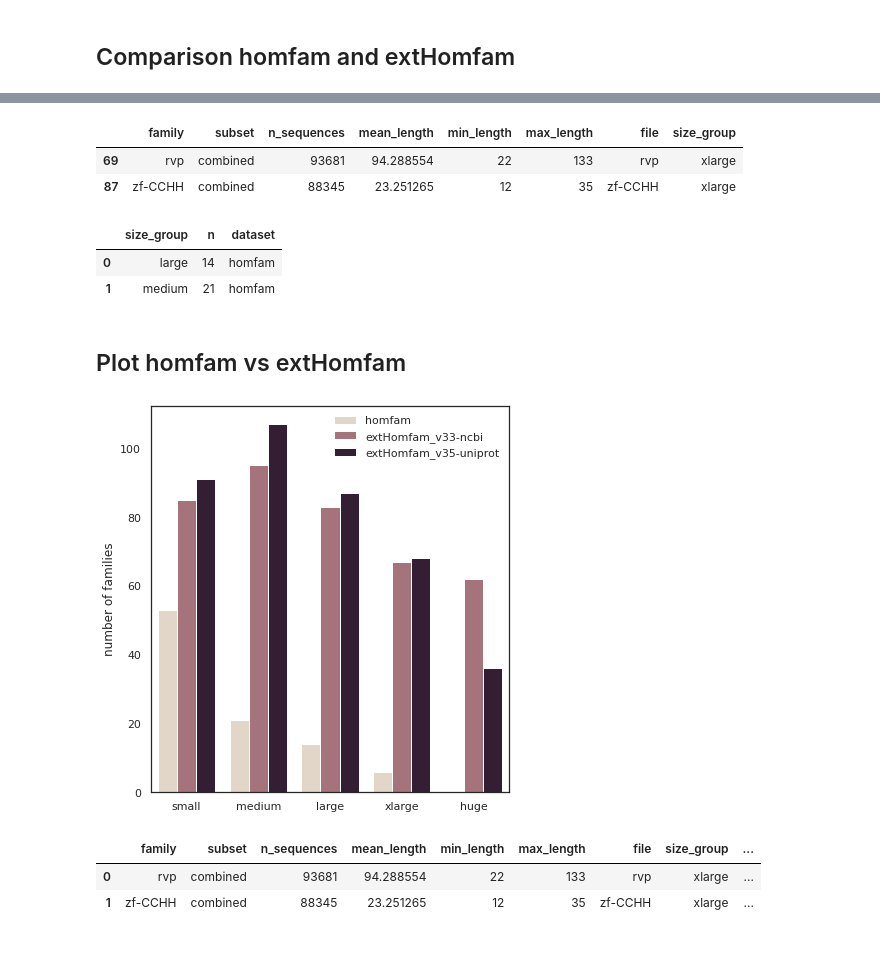
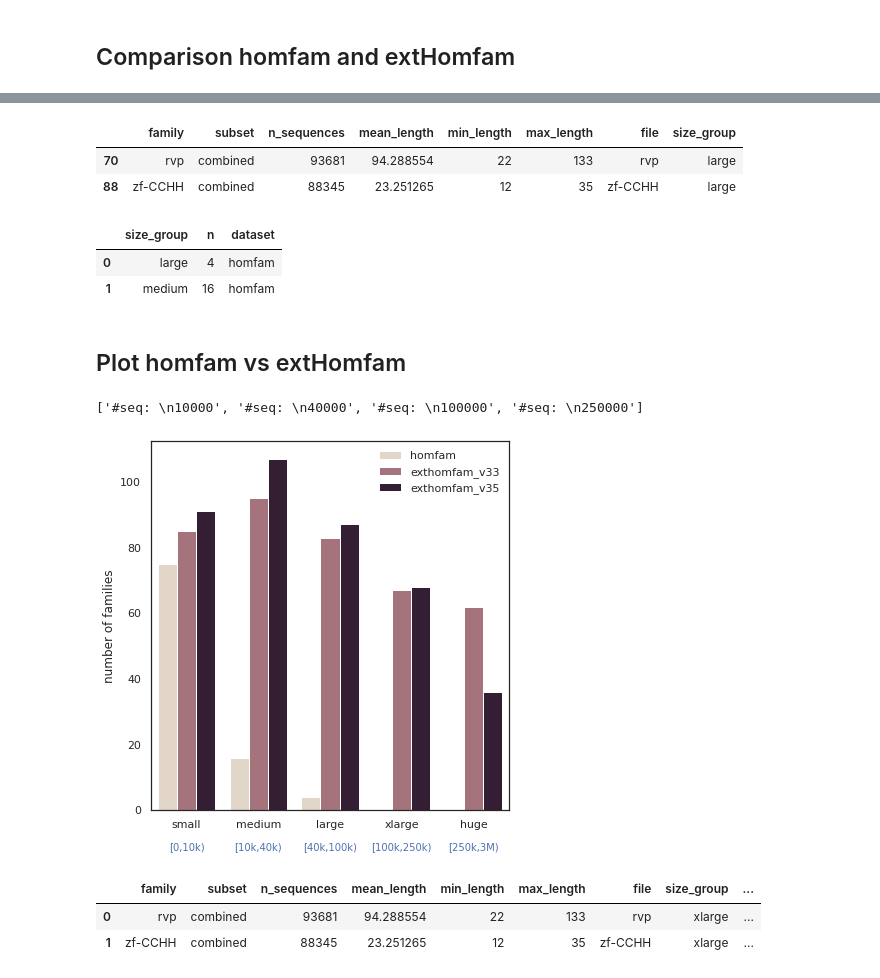
Before and after one commit to luisas/nf_structural_regression, a Jupyter notebook: notebook/00_HomFam.ipynb, the cells around one changed output, grey strips where cells are left out. Cells and saved outputs as stored; diff of their text form; code cells hidden in the pictures; blank space fills up the shorter version.

```diff
--- a/notebook/00_HomFam.ipynb
+++ b/notebook/00_HomFam.ipynb
@@ -14,12 +14,12 @@ homfam_path_combined = "/home/luisasantus/Desktop/crg_cluster/data/structural_re
 homfam_path_ref = "/home/luisasantus/Desktop/crg_cluster/data/structural_regression/homfam/refs"
 
 
-exthomfam_path_combined_v35uniprot = "/home/luisasantus/Desktop/crg_cluster/data/structural_regression/extHomfam/v35-uniprot/"
-exthomfam_path_ref_v35uniprot = "/home/luisasantus/Desktop/crg_cluster/data/structural_regression/extHomfam/v35-uniprot/ref"
+exthomfam_path_combined_v35uniprot = "/home/luisasantus/Desktop/crg_cluster/data/structural_regression/extHomfam_v35-uniprot/"
+exthomfam_path_ref_v35uniprot = "/home/luisasantus/Desktop/crg_cluster/data/structural_regression/extHomfam_v35-uniprot/ref"
 
 
-exthomfam_path_combined_v33ncbi = "/home/luisasantus/Desktop/crg_cluster/data/structural_regression/extHomfam/v33.1-ncbi/"
-exthomfam_path_ref_v33ncbi = "/home/luisasantus/Desktop/crg_cluster/data/structural_regression/extHomfam/v33.1-ncbi/ref"
+exthomfam_path_combined_v33ncbi = "/home/luisasantus/Desktop/crg_cluster/data/structural_regression/extHomfam_v33.1-ncbi/"
+exthomfam_path_ref_v33ncbi = "/home/luisasantus/Desktop/crg_cluster/data/structural_regression/extHomfam_v33.1-ncbi/ref"
 
 
 outdir = "../../../data/structural_regression/plots/01_homfam/"
@@ -153,20 +161,31 @@ df_size_exthomfam_v33
 # %%
 # Prep homfam
 # Add group sizes
-thresholds = [4000,10000,25000,415519]
-summary_homfam_combined["size_group"] = "huge"
-summary_homfam_combined.loc[summary_homfam_combined.n_sequences < thresholds[3], "size_group"] = "xlarge"
-summary_homfam_combined.loc[summary_homfam_combined.n_sequences < thresholds[2], "size_group"] = "large"
-summary_homfam_combined.loc[summary_homfam_combined.n_sequences < thresholds[1], "size_group"] = "medium"
-summary_homfam_combined.loc[summary_homfam_combined.n_sequences < thresholds[0], "size_group"] = "small"
+#[200,10k), [10k,40k), [40k,100k), [100k,250k), [250k,3M).
+#thresholds = [4000,10000,25000,415519]
+thresholds = [10000,40000,100000,250000]
+thresholds_str = list(["[0,10k)", "[10k,40k)", "[40k,100k)", "[100k,250k)", "[250k,3M)"])
+def get_size_families(summary_homfam_combined, thresholds = thresholds):
+    summary_homfam_combined["size_group"] = "huge"
+    summary_homfam_combined.loc[summary_homfam_combined.n_sequences < thresholds[3], "size_group"] = "xlarge"
+    summary_homfam_combined.loc[summary_homfam_combined.n_sequences < thresholds[2], "size_group"] = "large"
+    summary_homfam_combined.loc[summary_homfam_combined.n_sequences < thresholds[1], "size_group"] = "medium"
+    summary_homfam_combined.loc[summary_homfam_combined.n_sequences < thresholds[0], "size_group"] = "small"
+    return(summary_homfam_combined)
+# %%
+summary_homfam_combined = get_size_families(summary_homfam_combined)
+summary_exthomfam_combined_v35uniprot = get_size_families(summary_exthomfam_combined_v35uniprot)
+summary_exthomfam_combined_v33ncbi = get_size_families(summary_exthomfam_combined_v33ncbi)
 # %%
 summary_homfam_combined.head(2)
 # %% [output]
 |  | family | subset | n_sequences | mean_length | min_length | max_length | file | size_group |
-| 69 | rvp | combined | 93681 | 94.288554 | 22 | 133 | rvp | xlarge |
-| 87 | zf-CCHH | combined | 88345 | 23.251265 | 12 | 35 | zf-CCHH | xlarge |
+| 70 | rvp | combined | 93681 | 94.288554 | 22 | 133 | rvp | large |
+| 88 | zf-CCHH | combined | 88345 | 23.251265 | 12 | 35 | zf-CCHH | large |
 # %%
 df_size_homfam = get_size_df(summary_homfam_combined, "homfam")
+df_size_exthomfam_v33 = get_size_df(summary_exthomfam_combined_v33ncbi, "exthomfam_v33")
+df_size_exthomfam_v35 = get_size_df(summary_exthomfam_combined_v35uniprot, "exthomfam_v35")
 # %%
 ## Merge
 df_size = pd.concat([df_size_homfam, df_size_exthomfam_v33])
@@ -174,34 +193,52 @@ df_size = pd.concat([df_size, df_size_exthomfam_v35])
 df_size.head(2)
 # %% [output]
 |  | size_group | n | dataset |
-| 0 | large | 14 | homfam |
-| 1 | medium | 21 | homfam |
+| 0 | large | 4 | homfam |
+| 1 | medium | 16 | homfam |
 # %% [markdown]
 ## Plot homfam vs extHomfam
+# %%
+# Calculate number of obs per group & median to position labels
+nobs = thresholds
+nobs = [str(x) for x in nobs]
+nobs
+# %% [output]
+['#seq: \n10000', '#seq: \n40000', '#seq: \n100000', '#seq: \n250000']
 # %%
 # ------------ Number of sequences -------------
 
 sns.set_theme(style="white")
 sns.set_context("notebook")
 
 # Initialize the matplotlib figure
 f, ax = plt.subplots(figsize=(6, 6))
 
 
 # Plot the total crashes
 sns.set_color_codes("deep")
 sns.barplot(x="size_group", y="n", data=df_size,
             hue="dataset", palette="ch:.25")
 
+
+
+# Add it to the plot
+pos = range(len(thresholds_str))
+for tick,label in zip(pos,ax.get_xticklabels()):
+    ax.text(pos[tick],
+            -12,
+            thresholds_str[tick],
+            horizontalalignment='center',
+            size='small',
+            color='b')
 # Add a legend and informative axis label
 ax.legend(ncol=1, loc="upper right", frameon=False)
 ax.set(xlabel="")
 ax.set(ylabel="number of families")
 #sns.despine(left=True, bottom=True)
 f.tight_layout()
 plt.savefig(os.path.join(outdir, "00_nFamilies.pdf"))
 # %% [output]
-[figure, old version]
+[figure, new version]
 # %%
 # ------------ Perc Reference distribution -------------
 # Homfam
```
Also changed, not shown: parts of 2 cells of this notebook, 8 other files.
